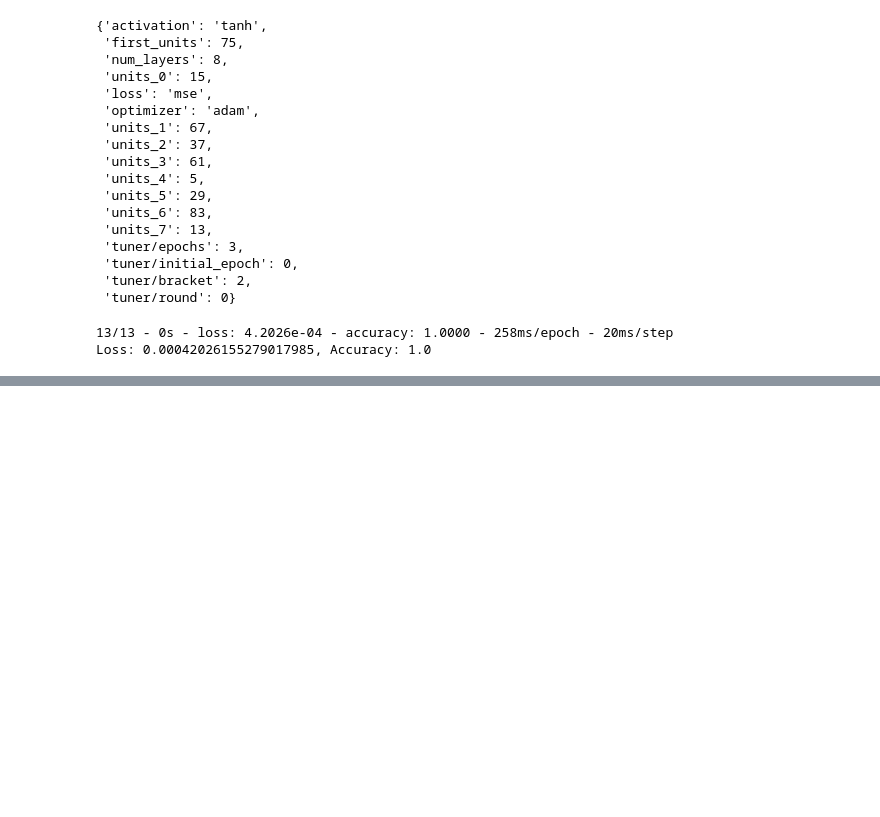
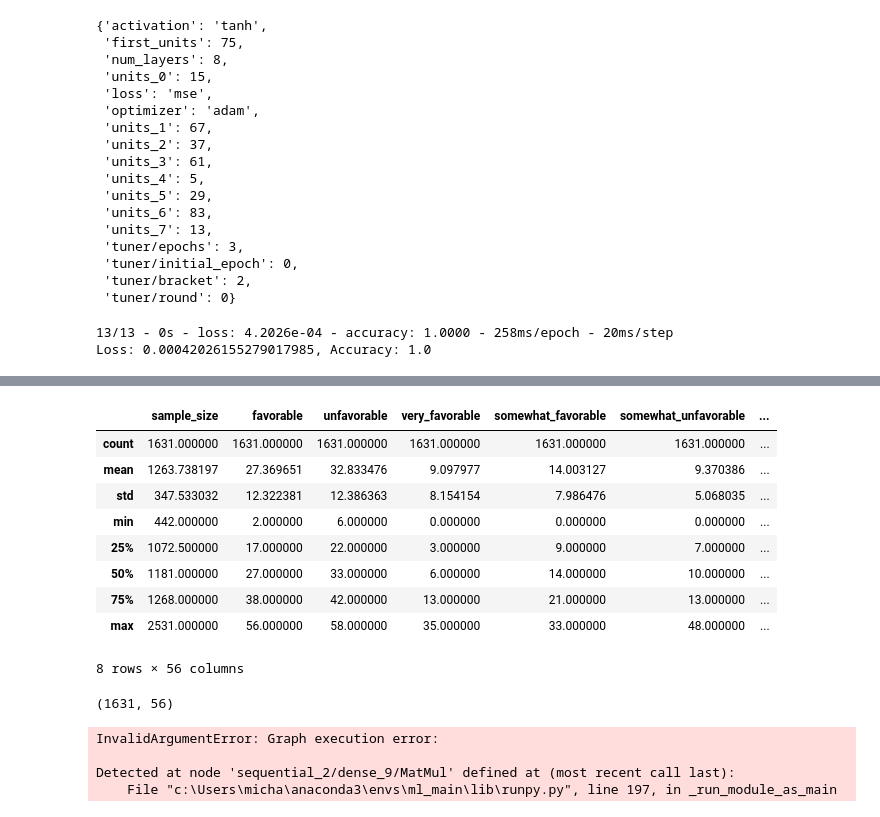
Before and after one commit to MSchell0129/Complex_Political_Phenomenon, a Jupyter notebook: Code_Files/predicted_president.ipynb, the cells around one changed output, grey strips where cells are left out. Cells and saved outputs as stored; diff of their text form; code cells hidden in the pictures; blank space fills up the shorter version.

```diff
--- a/Code_Files/predicted_president.ipynb
+++ b/Code_Files/predicted_president.ipynb
@@ -311,0 +354,18 @@ array([[3.7972923e-04],
+# %%
+new_df = pd.get_dummies(polling_df, dtype=float)
+new_df.describe()
+# %% [output]
+|  | sample_size | favorable | unfavorable | very_favorable | somewhat_favorable | somewhat_unfavorable | ... |
+| count | 1631.000000 | 1631.000000 | 1631.000000 | 1631.000000 | 1631.000000 | 1631.000000 | ... |
+| mean | 1263.738197 | 27.369651 | 32.833476 | 9.097977 | 14.003127 | 9.370386 | ... |
+| std | 347.533032 | 12.322381 | 12.386363 | 8.154154 | 7.986476 | 5.068035 | ... |
+| min | 442.000000 | 2.000000 | 6.000000 | 0.000000 | 0.000000 | 0.000000 | ... |
+| 25% | 1072.500000 | 17.000000 | 22.000000 | 3.000000 | 9.000000 | 7.000000 | ... |
+| 50% | 1181.000000 | 27.000000 | 33.000000 | 6.000000 | 14.000000 | 10.000000 | ... |
+| 75% | 1268.000000 | 38.000000 | 42.000000 | 13.000000 | 21.000000 | 13.000000 | ... |
+| max | 2531.000000 | 56.000000 | 58.000000 | 35.000000 | 33.000000 | 48.000000 | ... |
+8 rows × 56 columns
+# %%
+polling_df.shape
+# %% [output]
+(1631, 56)
@@ -311,0 +378,7 @@ array([[3.7972923e-04],
+# %%
+nn_model.predict(X_scaled)
+# %% [output]
+InvalidArgumentError: Graph execution error:
+
+Detected at node 'sequential_2/dense_9/MatMul' defined at (most recent call last):
+    File "c:\Users\micha\anaconda3\envs\ml_main\lib\runpy.py", line 197, in _run_module_as_main
```
Also changed, not shown: parts of 10 cells of this notebook, 1 other file.
